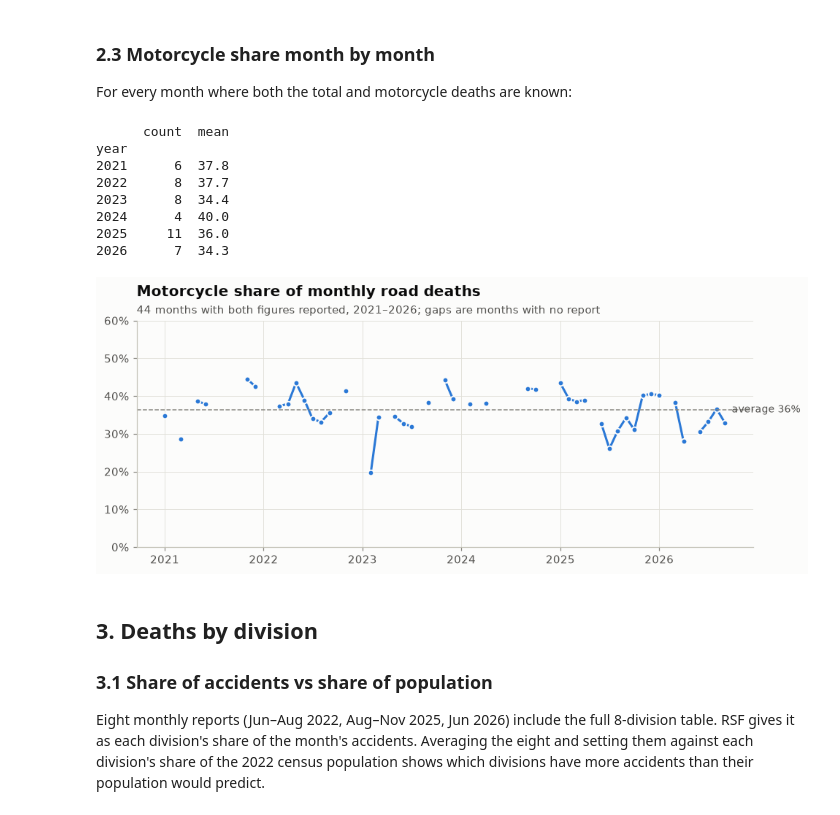
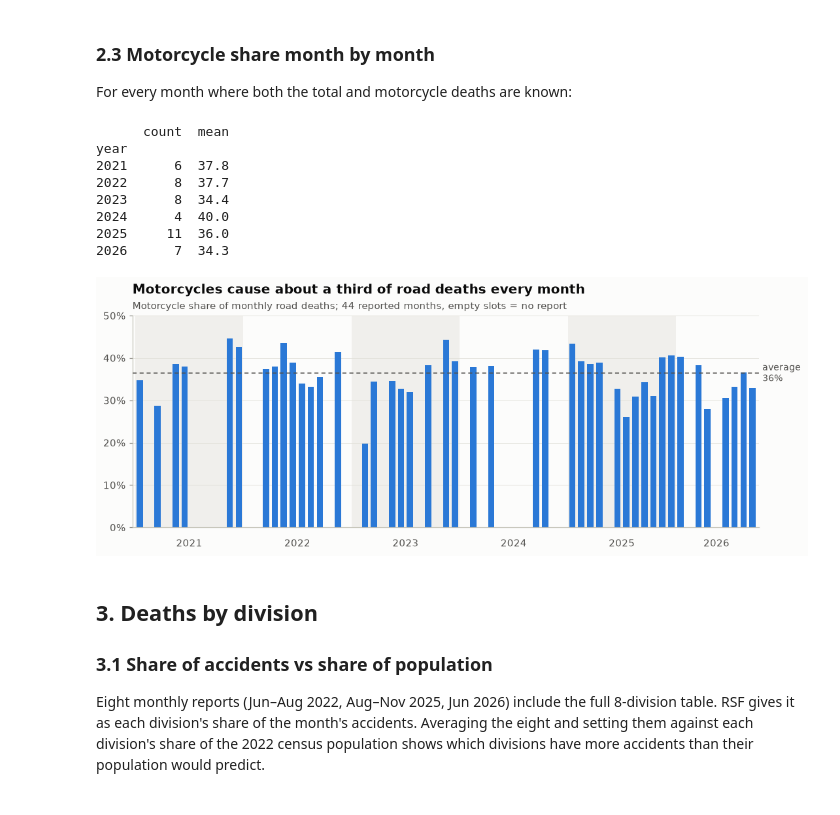
Before and after one commit to MehrazRumman/BD-Road-Accident, a Jupyter notebook: notebooks/02_analysis.ipynb, the cells around one changed output. Drawn from its saved outputs; the diff is of its cells as text; code cells hidden in the pictures.

Commit message:
Redraw monthly motorcycle share as calendar bar chart

```diff
--- a/notebooks/02_analysis.ipynb
+++ b/notebooks/02_analysis.ipynb
@@ -237,35 +237,47 @@ For every month where both the total and motorcycle deaths are known:
 # %%
 moto_m = (
     vehicle[(vehicle["period_type"] == "month") & (vehicle["vehicle_type"] == "Motorcycle")]
     .merge(monthly[["year", "month", "deaths"]].rename(columns={"deaths": "total_deaths"}), on=["year", "month"])
     .dropna(subset=["total_deaths"])
 )
 moto_m["share_pct"] = 100 * moto_m["deaths"] / moto_m["total_deaths"]
 moto_m["date"] = pd.to_datetime(dict(year=moto_m["year"], month=moto_m["month"].astype(int), day=1))
-# Put on a full monthly calendar so the line breaks where a month is missing instead of bridging the gap.
-moto_line = moto_m.set_index("date")["share_pct"].reindex(pd.date_range("2021-01-01", "2026-09-01", freq="MS"))
+# One bar per calendar month: a month with no report is simply an empty slot.
+calendar_m = pd.date_range("2021-01-01", "2026-09-01", freq="MS")
+moto_bars = moto_m.set_index("date")["share_pct"].reindex(calendar_m)
+x = np.arange(len(calendar_m))
+avg = moto_m["share_pct"].mean()
 
-fig, ax = plt.subplots(figsize=(9, 3.8))
-ax.plot(moto_line.index, moto_line, color=BLUE, lw=2, marker="o", ms=5, mec=SURFACE, mew=1.2)
-avg = moto_m["share_pct"].mean()
-ax.axhline(avg, color=MUTED, lw=1, ls="--")
-ax.annotate(f"average {avg:.0f}%", (moto_line.index[-1], avg), xytext=(6, 0), textcoords="offset points",
-            va="center", color=INK2, fontsize=9)
+fig, ax = plt.subplots(figsize=(10, 4))
+for i, year in enumerate(range(2021, 2027)):
+    start = 12 * i
+    end = min(start + 12, len(calendar_m))
+    if i % 2 == 0:
+        ax.axvspan(start - 0.5, end - 0.5, color="#f0efec", lw=0, zorder=0)
+    ax.text((start + end - 1) / 2, -0.09, str(year), transform=ax.get_xaxis_transform(), ha="center",
+            color=INK2, fontsize=10)
+ax.bar(x, moto_bars.fillna(0), width=0.7, color=BLUE, zorder=2)
+ax.axhline(avg, color=INK2, lw=1, ls=(0, (4, 3)), zorder=3)
+ax.text(len(calendar_m) - 0.2, avg, f" average\n {avg:.0f}%", va="center", ha="left", color=INK2, fontsize=9)
+ax.set_xlim(-0.8, len(calendar_m) - 0.3)
+ax.set_xticks([])
+ax.grid(axis="x", visible=False)
 ax.yaxis.set_major_formatter(mticker.PercentFormatter(decimals=0))
-ax.set_ylim(0, 60)
-titled(ax, "Motorcycle share of monthly road deaths", f"{len(moto_m)} months with both figures reported, 2021–2026; gaps are months with no report")
+ax.set_ylim(0, 50)
+titled(ax, "Motorcycles cause about a third of road deaths every month",
+       f"Motorcycle share of monthly road deaths; {len(moto_m)} reported months, empty slots = no report")
 save(fig, "05_motorcycle_share_monthly")
 print(moto_m.groupby("year")["share_pct"].agg(["count", "mean"]).round(1))
 # %% [output]
       count  mean
 year
 2021      6  37.8
 2022      8  37.7
 2023      8  34.4
 2024      4  40.0
 2025     11  36.0
 2026      7  34.3
-[figure, old version]
+[figure, new version]
 # %% [markdown]
 ## 3. Deaths by division
 
```
Also changed, not shown: 1 other file.
